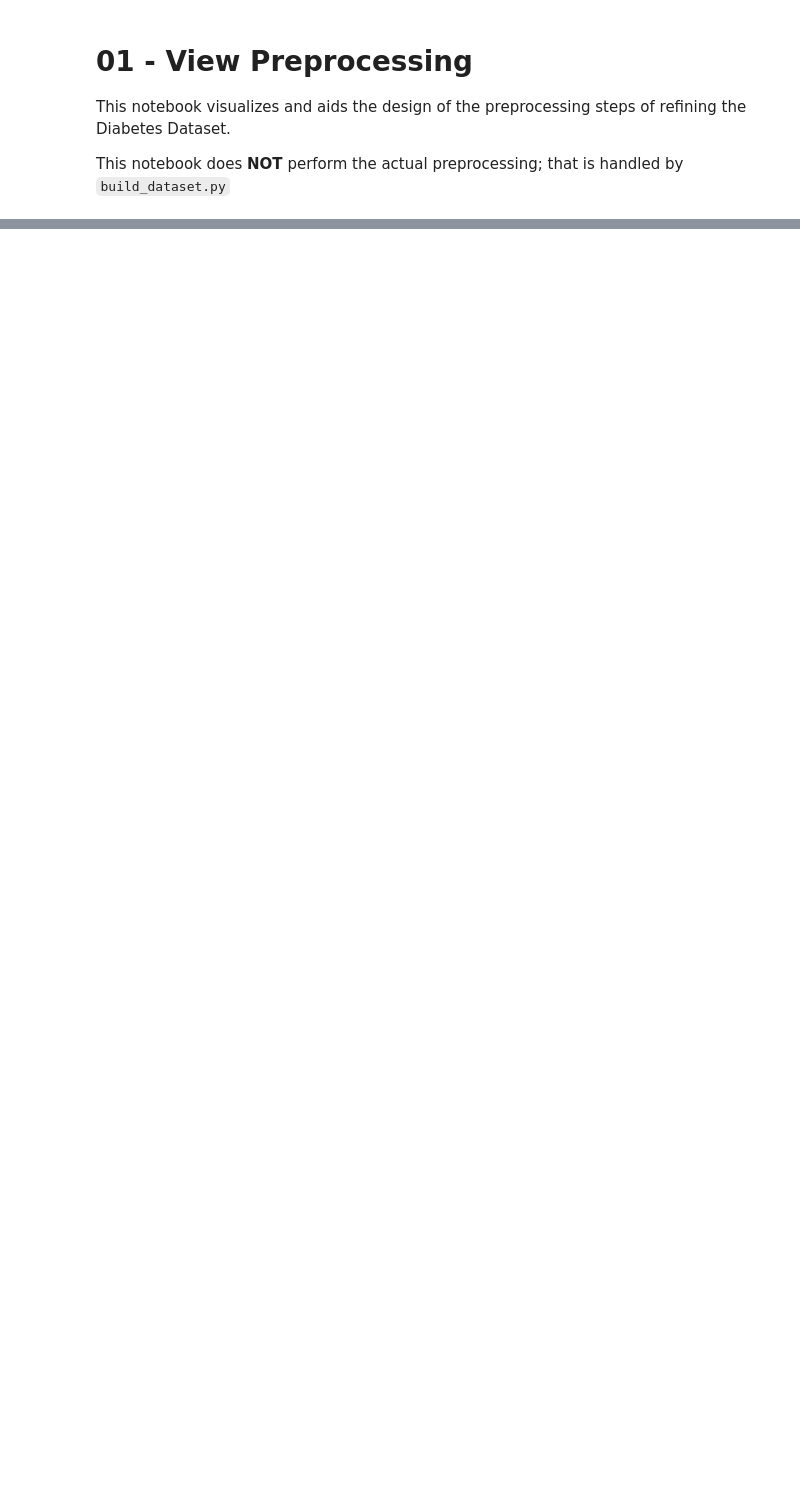
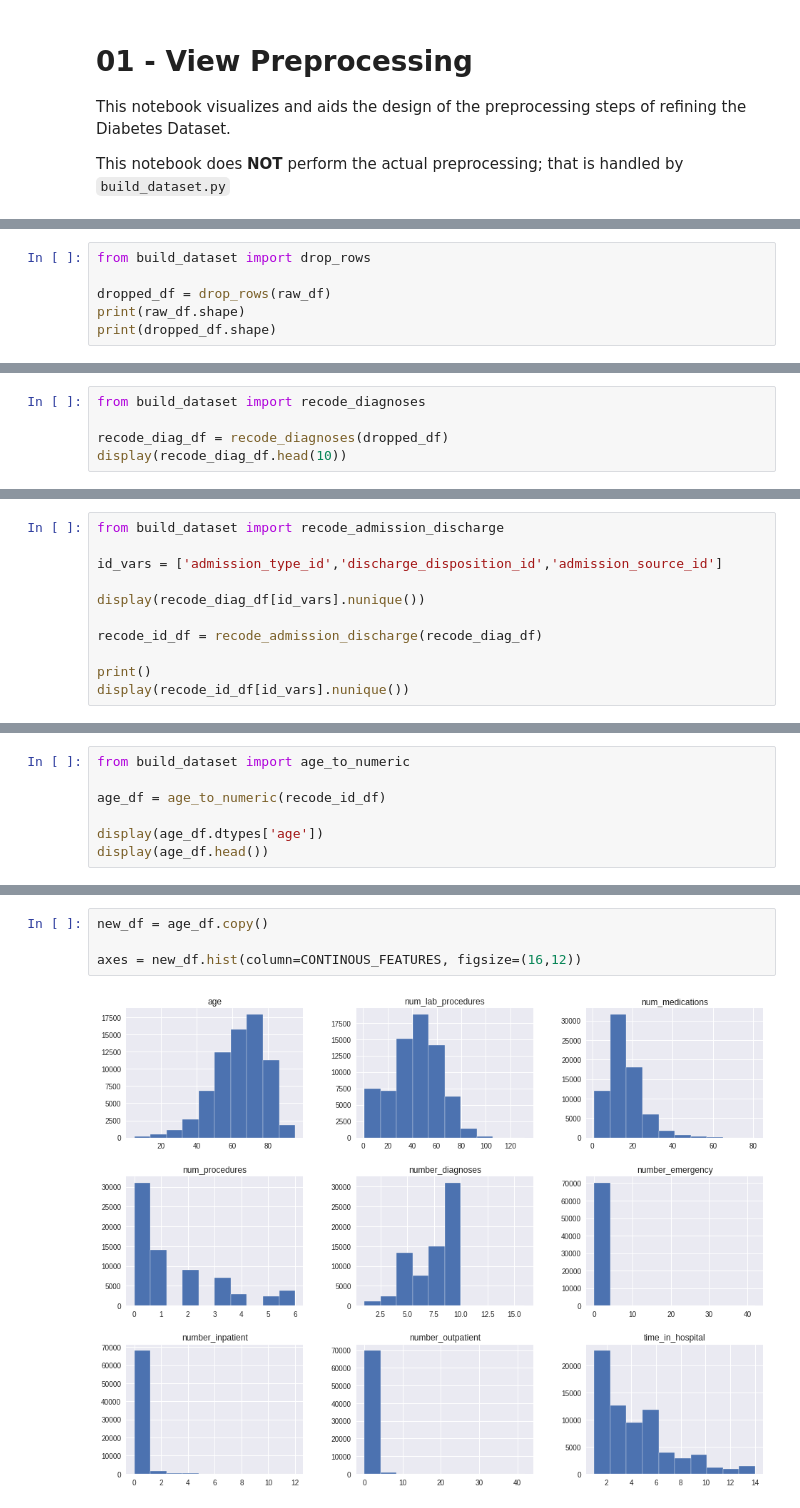
Before and after one commit to nrichards17/diabetes-pytorch, a Jupyter notebook: notebooks/01-Diabetes-Preprocessing.ipynb, the cells around one changed output, grey strips where cells are left out. Saved outputs shown, nothing was run; the diff lists cells and outputs as text; blank space fills up the shorter version.

```diff
--- a/notebooks/01-Diabetes-Preprocessing.ipynb
+++ b/notebooks/01-Diabetes-Preprocessing.ipynb
@@ -37,0 +97,6 @@ print(pd.__version__)
+# %%
+from build_dataset import drop_rows
+
+dropped_df = drop_rows(raw_df)
+print(raw_df.shape)
+print(dropped_df.shape)
@@ -37,0 +112,5 @@ print(pd.__version__)
+# %%
+from build_dataset import recode_diagnoses
+
+recode_diag_df = recode_diagnoses(dropped_df)
+display(recode_diag_df.head(10))
@@ -37,0 +131,11 @@ print(pd.__version__)
+# %%
+from build_dataset import recode_admission_discharge
+
+id_vars = ['admission_type_id','discharge_disposition_id','admission_source_id']
+
+display(recode_diag_df[id_vars].nunique())
+
+recode_id_df = recode_admission_discharge(recode_diag_df)
+
+print()
+display(recode_id_df[id_vars].nunique())
@@ -37,0 +153,7 @@ print(pd.__version__)
+# %%
+from build_dataset import age_to_numeric
+
+age_df = age_to_numeric(recode_id_df)
+
+display(age_df.dtypes['age'])
+display(age_df.head())
@@ -37,0 +195,6 @@ print(pd.__version__)
+# %%
+new_df = age_df.copy()
+
+axes = new_df.hist(column=CONTINOUS_FEATURES, figsize=(16,12))
+# %% [output]
+[figure, added]
```
Also changed, not shown: parts of 19 cells of this notebook, 1 other file.
